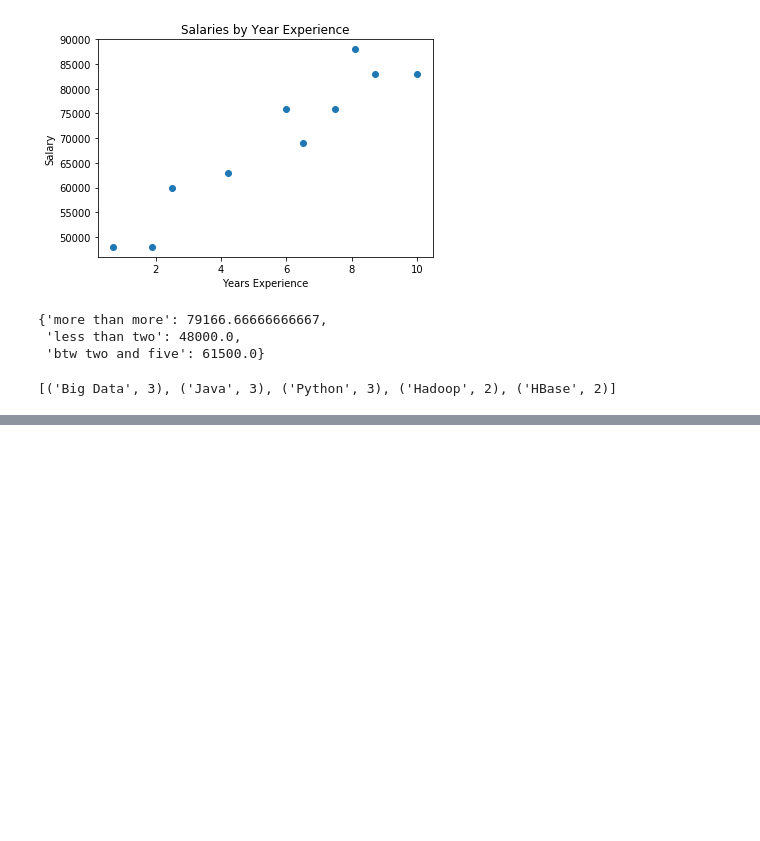
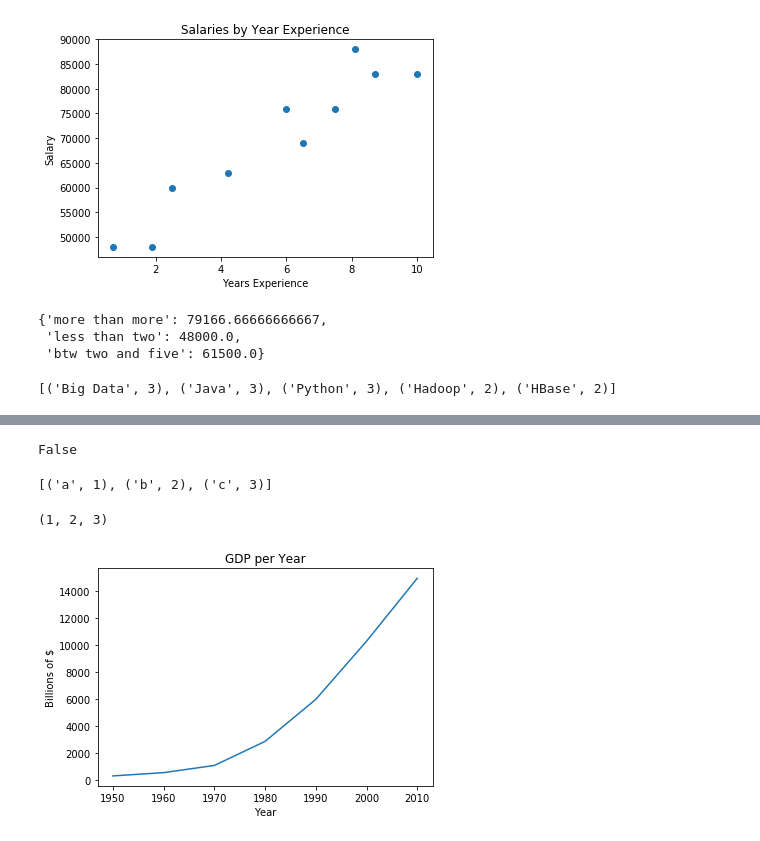
Before and after one commit to PengInGitHub/catboost, a Jupyter notebook: LinearRegression.ipynb, the cells around one changed output, grey strips where cells are left out. Drawn from its saved outputs; the diff is of its cells as text; code cells hidden in the pictures; blank space fills up the shorter version.

```diff
--- a/LinearRegression.ipynb
+++ b/LinearRegression.ipynb
@@ -247,0 +380,8 @@ top_popular
+# %%
+my_set = Set([3,4,5])
+my_set.add(6)
+my_set.contains(6)
+my_set.remove(6)
+my_set.contains(6)
+# %% [output]
+False
@@ -247,0 +394,16 @@ top_popular
+# %%
+# zip - zip transforms several lists into a single list with tuple of corresponding items
+list1 = ['a', 'b', 'c']
+list2 = [1,2,3]
+x = list(zip(list1,list2))
+x_store = x[:]
+print(x_store)
+# %% [output]
+[('a', 1), ('b', 2), ('c', 3)]
+# %%
+letters, nums = zip(*x_store) # asterisk performs argument unpacking
+print(nums)
+
+# use argument unpacking with any func: my_set.add(*[1,2])
+# %% [output]
+(1, 2, 3)
@@ -247,0 +412,14 @@ top_popular
+# %%
+# Line Chart
+# data
+years = [1950, 1960, 1970, 1980, 1990, 2000, 2010]
+gdp = [300.2, 543.3, 1075.9, 2862.5, 5979.6, 10289.7, 14958.3]
+
+# create a line chart
+plt.plot(years, gdp, linestyle='solid')
+plt.title('GDP per Year')
+plt.xlabel('Year')
+plt.ylabel('Billions of $')
+plt.show;
+# %% [output]
+[figure, added]
```
Also changed, not shown: parts of 20 cells of this notebook.
